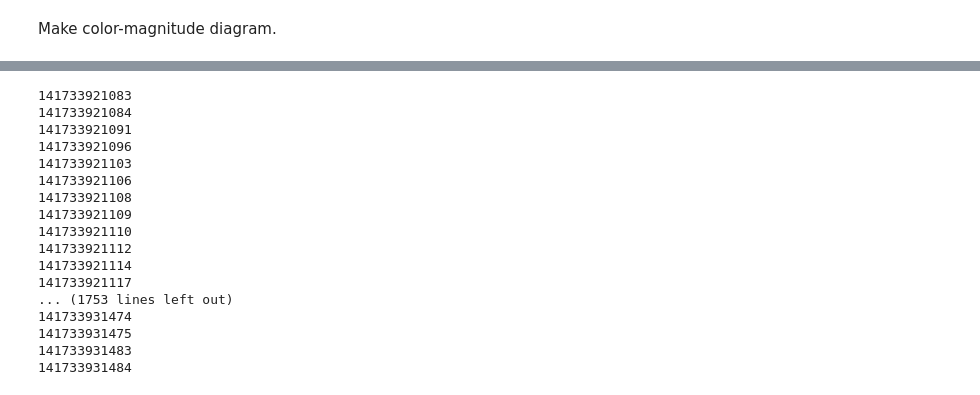
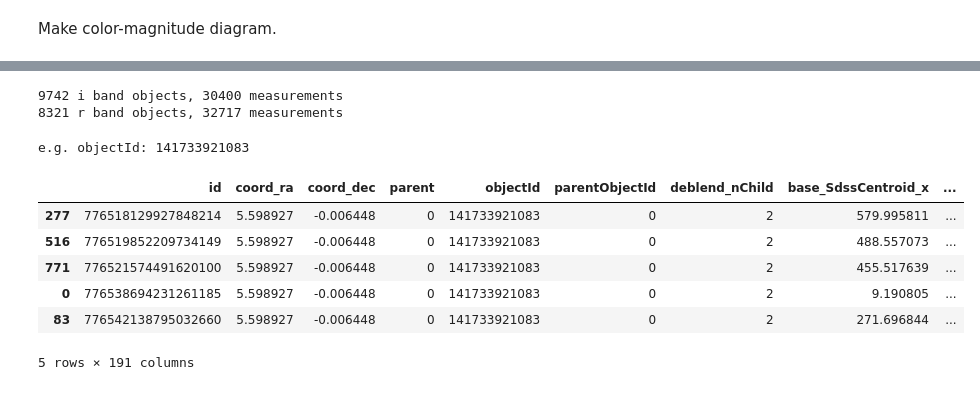
Before and after one commit to LSSTScienceCollaborations/StackClub, a Jupyter notebook: ImageProcessing/Re-RunHSC.ipynb, the cells around one changed output, grey strips where cells are left out. Drawn from its saved outputs; the diff is of its cells as text; code cells hidden in the pictures.

```diff
--- a/ImageProcessing/Re-RunHSC.ipynb
+++ b/ImageProcessing/Re-RunHSC.ipynb
@@ -295,0 +274,25 @@ print(len(np.unique(iSources['objectId'])))
+# %%
+data_id_fields = [('filter', str), ('pointing', int), ('visit', int),
+                  ('ccd', int), ('field', str), ('dateObs', str),
+                  ('taiObs', str), ('expTime', float), ('tract', int)]
+
+i_tables = []
+r_tables = []
+
+for line in open(DATADIR + 'data_ids.txt'):
+    fields = line.split(",")
+
+    data_id_dict = {data_id_fields[i][0] : data_id_fields[i][1](fields[i].split(':')[1]) for i in range(len(fields))}
+    print(data_id_dict)
+
+    sources = butler_ccd.get('forced_src', data_id_dict)
+    source_table = sources.asAstropy().to_pandas()
+    source_table['visit'] = fields[2].split(':')[1]
+    source_table['mjd'] = [visit_to_mjd[key] if key in visit_to_mjd else 56598.2 for key in source_table['visit'] ]
+
+    if fields[0] == 'filter:HSC-R':
+        r_tables.append(source_table)
+    elif fields[0] == 'filter:HSC-I':
+        i_tables.append(source_table)
+    else:
+        print('Failed to read filter')
@@ -296,22 +317,26 @@ print(len(np.unique(iSources['objectId'])))
+# %%
+iSources = pd.concat(i_tables)
+rSources = pd.concat(r_tables)
+
+iGrouped = iSources.groupby('objectId')
+rGrouped = rSources.groupby('objectId')
+
+print('{} i band objects, {} measurements'.format(len(np.unique(iSources['objectId'])), len(iSources['objectId'])))
+print('{} r band objects, {} measurements'.format(len(np.unique(rSources['objectId'])), len(rSources['objectId'])))
+# %% [output]
+9742 i band objects, 30400 measurements
+8321 r band objects, 32717 measurements
 # %%
-for name, group in grouped:
-    if len(group) == 5:
-        print(name)
+objids = [name for name, group in iGrouped if len(group) == 5]
+obj = objids[1]
+print('e.g. objectId:', obj)
+iSources[iSources['objectId'] == obj]
 # %% [output]
-141733921083
-141733921084
-141733921091
-141733921096
-141733921103
-141733921106
-141733921108
-141733921109
-141733921110
-141733921112
-141733921114
-141733921117
-... (1753 lines left out)
-141733931474
-141733931475
-141733931483
-141733931484
+e.g. objectId: 141733921083
+|  | id | coord_ra | coord_dec | parent | objectId | parentObjectId | deblend_nChild | base_SdssCentroid_x | ... |
+| 277 | 776518129927848214 | 5.598927 | -0.006448 | 0 | 141733921083 | 0 | 2 | 579.995811 | ... |
+| 516 | 776519852209734149 | 5.598927 | -0.006448 | 0 | 141733921083 | 0 | 2 | 488.557073 | ... |
+| 771 | 776521574491620100 | 5.598927 | -0.006448 | 0 | 141733921083 | 0 | 2 | 455.517639 | ... |
+| 0 | 776538694231261185 | 5.598927 | -0.006448 | 0 | 141733921083 | 0 | 2 | 9.190805 | ... |
+| 83 | 776542138795032660 | 5.598927 | -0.006448 | 0 | 141733921083 | 0 | 2 | 271.696844 | ... |
+5 rows × 191 columns
```
Also changed, not shown: parts of 34 cells of this notebook, 1 other file.
